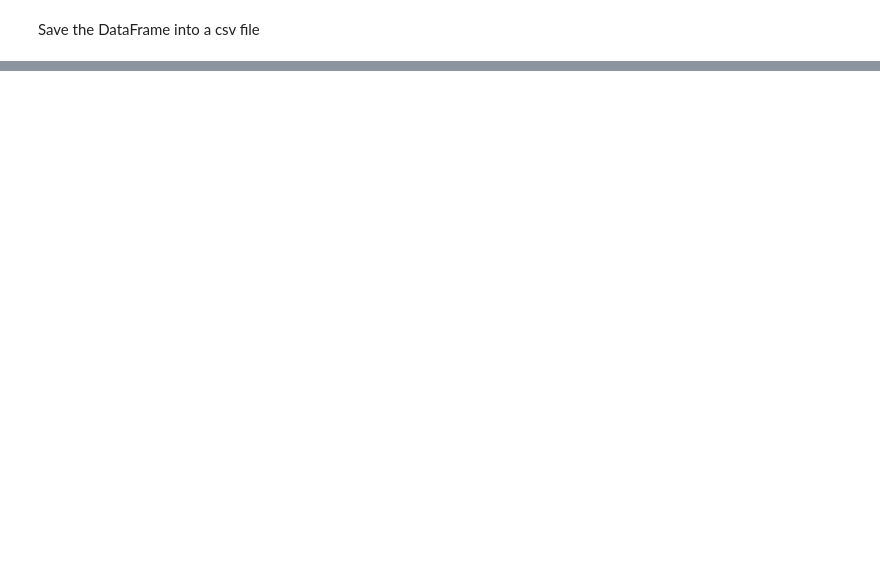
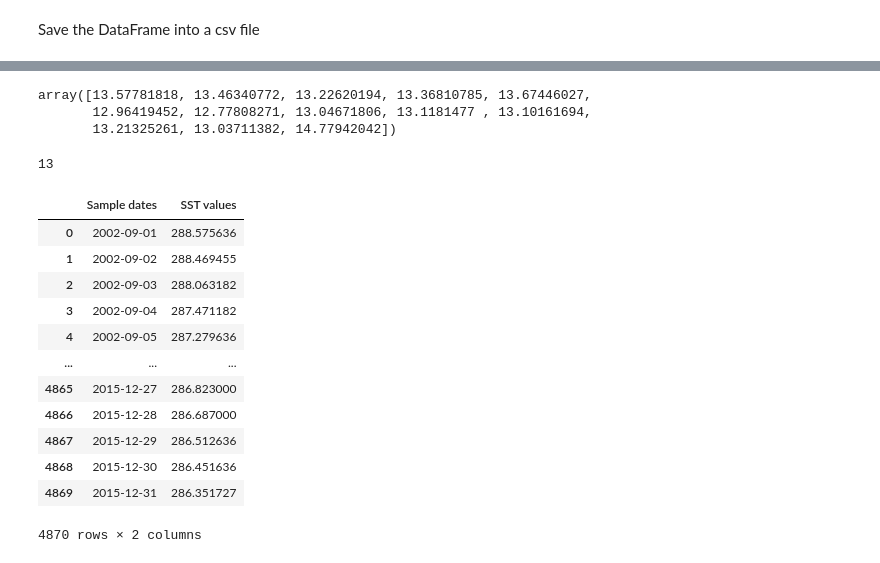
Before and after one commit to sjoh18/MS263-Final-Project, a Jupyter notebook: MS263_finalproject_dataprocessing.ipynb, the cells around one changed output, grey strips where cells are left out. Drawn from its saved outputs; the diff is of its cells as text; code cells hidden in the pictures; blank space fills up the shorter version.

```diff
--- a/MS263_finalproject_dataprocessing.ipynb
+++ b/MS263_finalproject_dataprocessing.ipynb
@@ -365,0 +625,2 @@ np.savetxt(output_file, chl_df, delimiter=",",fmt='%s')
+# %%
+sst_folder = '/Volumes/TOSHIBAEXT/Thesis_data/SST'
@@ -365,0 +629,10 @@ np.savetxt(output_file, chl_df, delimiter=",",fmt='%s')
+# %%
+sst_data_files = []
+
+for file_name in os.listdir(sst_folder):
+    if file_name[-2:] =='nc' and 'MUR' in file_name:
+        sst_data_files.append(file_name)
+
+sst_data_files.sort()
+
+print(len(sst_data_files))
@@ -365,0 +643,16 @@ np.savetxt(output_file, chl_df, delimiter=",",fmt='%s')
+# %%
+sst_date_list = []
+
+for file_name in sst_data_files:
+    year = int(file_name[:4])
+    if 2002 <= year <= 2015:
+        month = file_name[4:6]
+        day = file_name[6:8]
+
+        sst_date_string = str(year)+'-'+month+'-'+day
+        sst_date_list.append(sst_date_string)
+
+
+sst_date_array = np.array(sst_date_list, dtype='datetime64')
+
+print(sst_date_array)
@@ -365,0 +708,2 @@ np.savetxt(output_file, chl_df, delimiter=",",fmt='%s')
+# %%
+sst_values = sst_values_ext(sst_data_files)
@@ -365,0 +776,10 @@ np.savetxt(output_file, chl_df, delimiter=",",fmt='%s')
+# %%
+yearly_values_degc
+# %% [output]
+array([13.57781818, 13.46340772, 13.22620194, 13.36810785, 13.67446027,
+       12.96419452, 12.77808271, 13.04671806, 13.1181477 , 13.10161694,
+       13.21325261, 13.03711382, 14.77942042])
+# %%
+print(len(yearly_values_degc))
+# %% [output]
+13
@@ -365,0 +794,18 @@ np.savetxt(output_file, chl_df, delimiter=",",fmt='%s')
+# %%
+values_and_dates = {'Sample dates':sst_date_array,'SST values':sst_values}
+sst_df = pd.DataFrame(values_and_dates)
+sst_df
+# %% [output]
+|  | Sample dates | SST values |
+| 0 | 2002-09-01 | 288.575636 |
+| 1 | 2002-09-02 | 288.469455 |
+| 2 | 2002-09-03 | 288.063182 |
+| 3 | 2002-09-04 | 287.471182 |
+| 4 | 2002-09-05 | 287.279636 |
+| ... | ... | ... |
+| 4865 | 2015-12-27 | 286.823000 |
+| 4866 | 2015-12-28 | 286.687000 |
+| 4867 | 2015-12-29 | 286.512636 |
+| 4868 | 2015-12-30 | 286.451636 |
+| 4869 | 2015-12-31 | 286.351727 |
+4870 rows × 2 columns
```
Also changed, not shown: parts of 80 cells of this notebook, 5 other files.
